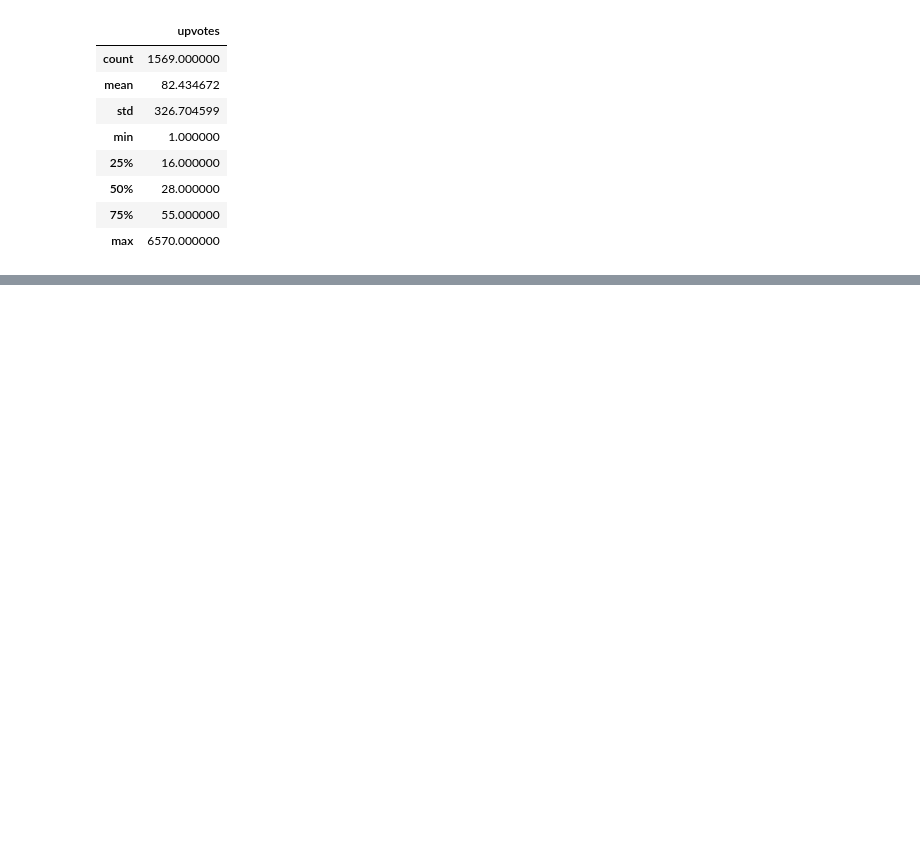
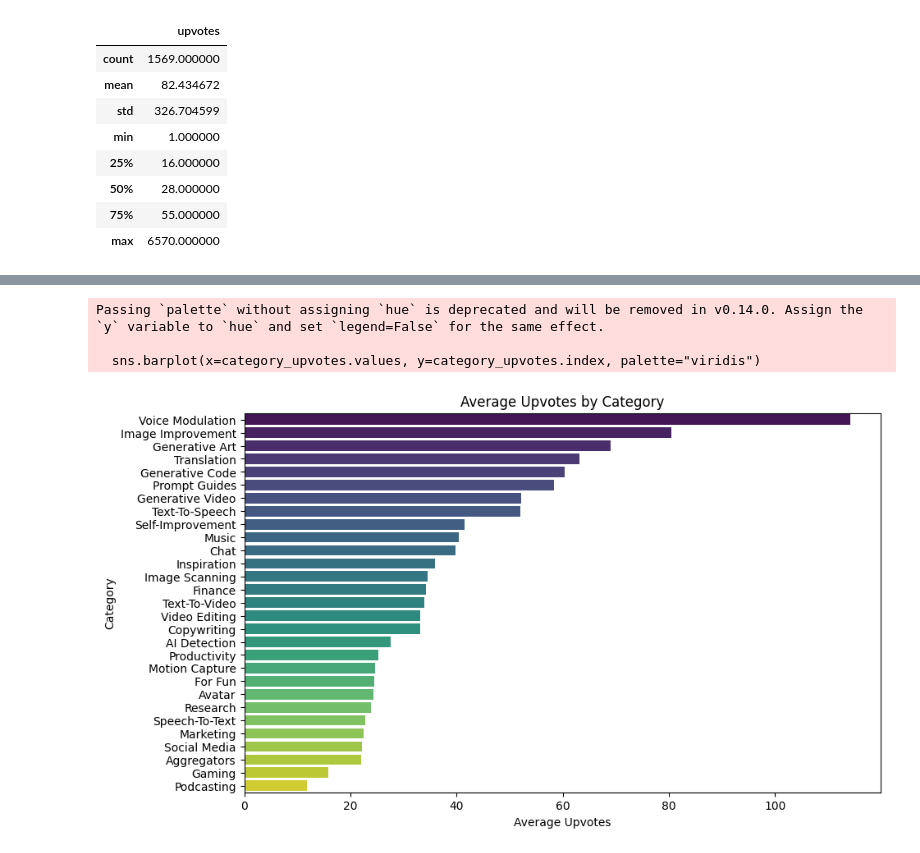
Before and after one commit to Jhonnatan7br/Impact-of-AI-in-organizations, a Jupyter notebook: 3. Data_experiments/5_AI_tools.ipynb, the cells around one changed output, grey strips where cells are left out. Saved outputs shown, nothing was run; the diff lists cells and outputs as text; code cells hidden in the pictures; blank space fills up the shorter version.

```diff
--- a/3. Data_experiments/5_AI_tools.ipynb
+++ b/3. Data_experiments/5_AI_tools.ipynb
@@ -29,0 +34,21 @@ tools_2.describe()
+# %%
+import matplotlib.pyplot as plt
+import seaborn as sns
+
+# Hypothesis 1: Popularity by Category
+
+# Group the tools by category and calculate the average number of upvotes
+category_upvotes = tools.groupby('category')['upvotes'].mean().sort_values(ascending=False)
+
+# Plotting
+plt.figure(figsize=(10, 6))
+sns.barplot(x=category_upvotes.values, y=category_upvotes.index, palette="viridis")
+plt.xlabel('Average Upvotes')
+plt.ylabel('Category')
+plt.title('Average Upvotes by Category')
+plt.show()
+# %% [output]
+Passing `palette` without assigning `hue` is deprecated and will be removed in v0.14.0. Assign the `y` variable to `hue` and set `legend=False` for the same effect.
+
+  sns.barplot(x=category_upvotes.values, y=category_upvotes.index, palette="viridis")
+[figure, added]
```
Also changed, not shown: parts of 7 cells of this notebook, 2 other files.
